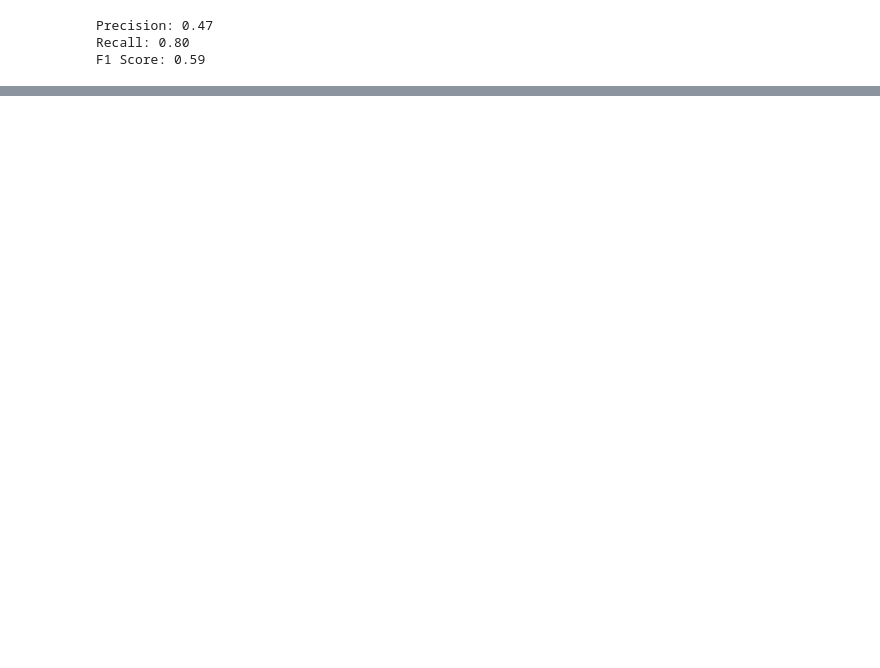
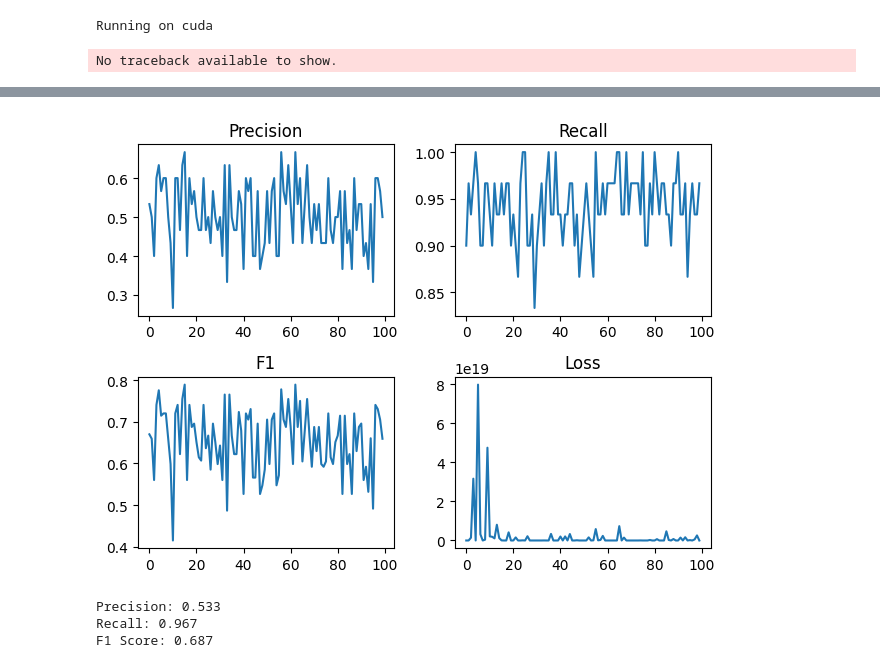
Before and after one commit to Mermutef/texts-similarity, a Jupyter notebook: notebooks/siamese/siamese.ipynb, the cells around one changed output, grey strips where cells are left out. Cells and saved outputs as stored; diff of their text form; code cells hidden in the pictures; blank space fills up the shorter version.

Commit message:
Finnalization of siamese network for images

```diff
--- a/notebooks/siamese/siamese.ipynb
+++ b/notebooks/siamese/siamese.ipynb
@@ -165,8 +22,0 @@ plt.show()
-# %%
-print(f'Precision: {model.test_stat.precision:.2f}')
-print(f'Recall: {model.test_stat.recall:.2f}')
-print(f'F1 Score: {model.test_stat.f1:.2f}')
-# %% [output]
-Precision: 0.47
-Recall: 0.80
-F1 Score: 0.59
@@ -172,0 +74,40 @@ F1 Score: 0.59
+# %%
+def train(args, model: SiameseNetwork, device, train_loader: DataLoader, optimizer, epoch: int) -> None:
+    model.train()
+    criterion = ContrastiveLoss()
+    loss: Tensor | None = None
+
+    for batch_idx, (images_1, images_2, targets) in enumerate(train_loader, 0):
+        images_1, images_2, targets = images_1.to(device), images_2.to(device), targets.to(device)
+        optimizer.zero_grad()
+        output1, output2 = model(images_1, images_2)
+        loss = criterion(output1, output2, targets)
+        loss.backward()
+        optimizer.step()
+        if args.dry_run:
+            print(f'Epoch: {epoch} \tLoss: {loss.item()}')
+            break
+    print(f'Epoch: {epoch} \tLoss: {loss.item()}')
+# %%
+def test(model, device, test_loader: DataLoader) -> Metrics:
+    model.eval()
+
+    criterion = ContrastiveLoss()
+
+    y_true = []
+    y_pred = []
+    loss: Tensor | None = None
+
+    with torch.no_grad():
+        for (images_1, images_2, targets) in test_loader:
+            images_1, images_2, targets = images_1.to(
+                device), images_2.to(device), targets.to(device)
+            output1, output2 = model(images_1, images_2)
+            # sum up batch loss
+            loss = criterion(output1, output2, targets)
+            pred = 0 if F.pairwise_distance(output1, output2).item() < 1.0 else 1
+
+            y_pred.append(pred)
+            y_true.extend(targets.detach().cpu().numpy())
+
+    return Metrics(y_true=torch.from_numpy(np.array(y_true)), y_pred=torch.from_numpy(np.array(y_pred)), loss=loss.item())
@@ -172,0 +288,6 @@ F1 Score: 0.59
+# %%
+%tb
+main()
+# %% [output]
+Running on cuda
+No traceback available to show.
@@ -172,0 +311,4 @@ F1 Score: 0.59
+[figure, added]
+Precision: 0.533
+Recall: 0.967
+F1 Score: 0.687
```
Also changed, not shown: parts of 10 cells of this notebook, 1 other file.
